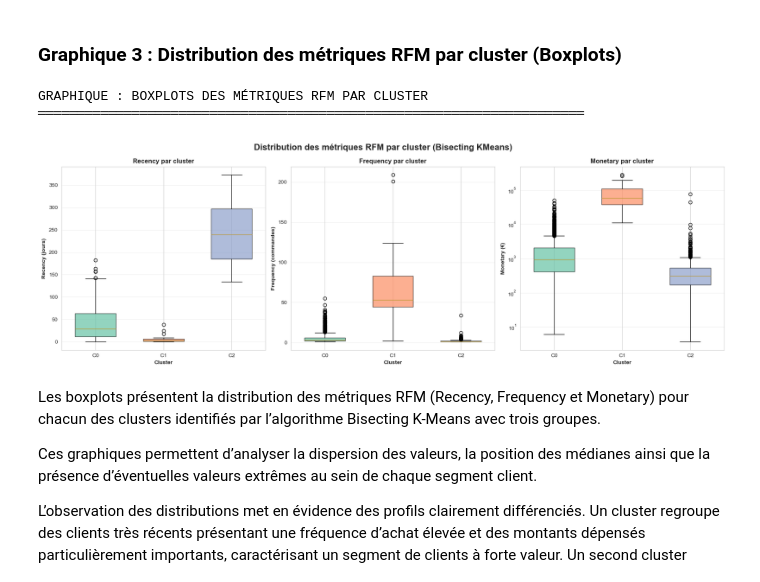
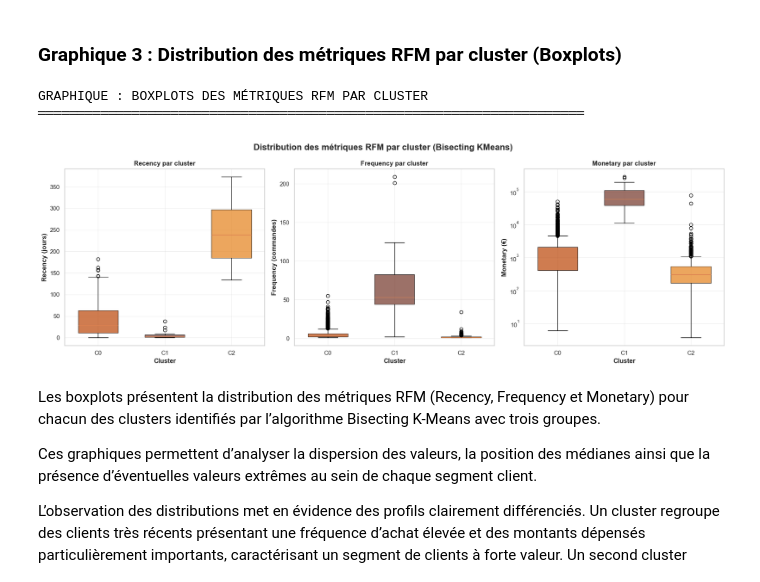
Before and after one commit to EdLac/spark-ecommerce, a Jupyter notebook: notebooks/ProjetFinal.ipynb, the cells around one changed output. Drawn from its saved outputs; the diff is of its cells as text; code cells hidden in the pictures.

```diff
--- a/notebooks/ProjetFinal.ipynb
+++ b/notebooks/ProjetFinal.ipynb
@@ -1065,7 +1072,14 @@ rfm_sample = (
 
 fig, ax = plt.subplots(figsize=(12,8))
 
-palette = sns.color_palette("Set2", rfm_sample['cluster'].nunique())
+CLUSTER_COLORS = {
+    0: '#733528',
+    1: '#bb4406',
+    2: '#e4801a'
+}
+
+palette = [CLUSTER_COLORS.get(int(c), "#cccccc")
+           for c in cluster_dist_pd['cluster']]
 
 for i, cluster in enumerate(sorted(rfm_sample['cluster'].unique())):
     cluster_data = rfm_sample[rfm_sample['cluster']==cluster]
@@ -1122,7 +1136,14 @@ clusters = sorted(rfm_sample_full['cluster'].unique())
 print("\nGRAPHIQUE : BOXPLOTS DES MÉTRIQUES RFM PAR CLUSTER")
 print("═"*70,"\n")
 
-colors = sns.color_palette("Set2", len(clusters))
+CLUSTER_COLORS = {
+    0: '#733528',
+    1: '#bb4406',
+    2: '#e4801a'
+}
+
+palette = [CLUSTER_COLORS.get(int(c), "#cccccc")
+           for c in cluster_dist_pd['cluster']]
 
 fig, axes = plt.subplots(1,3, figsize=(18,6))
 fig.suptitle('Distribution des métriques RFM par cluster (Bisecting KMeans)',
@@ -1158,34 +1179,34 @@ axes[1].set_xlabel('Cluster', fontweight='bold')
 axes[1].set_ylabel('Frequency (commandes)', fontweight='bold')
 axes[1].set_title('Frequency par cluster', fontweight='bold')
 axes[1].grid(axis='y', alpha=0.3)
 
 
 
 bp3 = axes[2].boxplot(
     [rfm_sample_full[rfm_sample_full['cluster']==c]['Monetary'].values for c in clusters],
     labels=[f'C{c}' for c in clusters],
     patch_artist=True,
     widths=0.6
 )
 for patch, color in zip(bp3['boxes'], colors):
     patch.set_facecolor(color)
     patch.set_alpha(0.7)
 
 axes[2].set_xlabel('Cluster', fontweight='bold')
 axes[2].set_ylabel('Monetary (€)', fontweight='bold')
 axes[2].set_title('Monetary par cluster', fontweight='bold')
 
 
 axes[2].set_yscale('log')
 
 axes[2].grid(axis='y', alpha=0.3)
 
 plt.tight_layout()
 plt.show()
 # %% [output]
 GRAPHIQUE : BOXPLOTS DES MÉTRIQUES RFM PAR CLUSTER
 ══════════════════════════════════════════════════════════════════════
-[figure, old version]
+[figure, new version]
 # %% [markdown]
 Les boxplots présentent la distribution des métriques RFM (Recency, Frequency et Monetary) pour chacun des clusters identifiés par l’algorithme Bisecting K-Means avec trois groupes.
 
```
Also changed, not shown: parts of 2 cells of this notebook.
